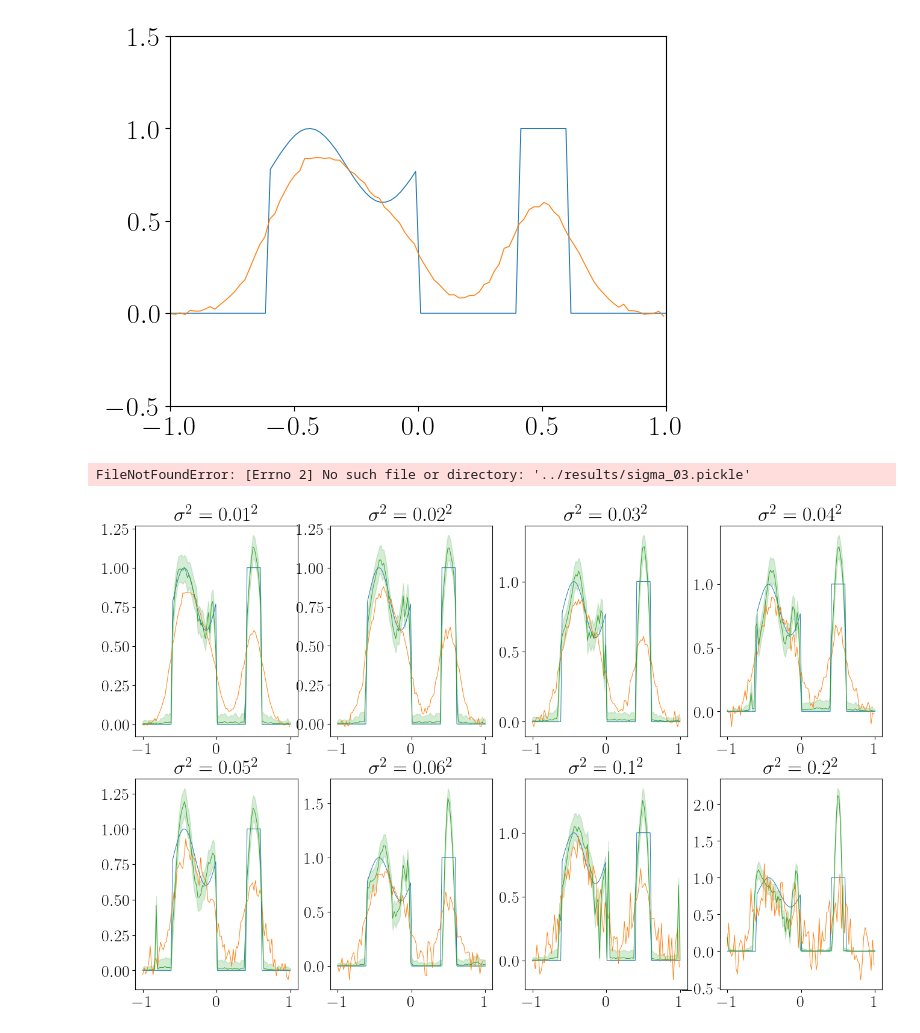
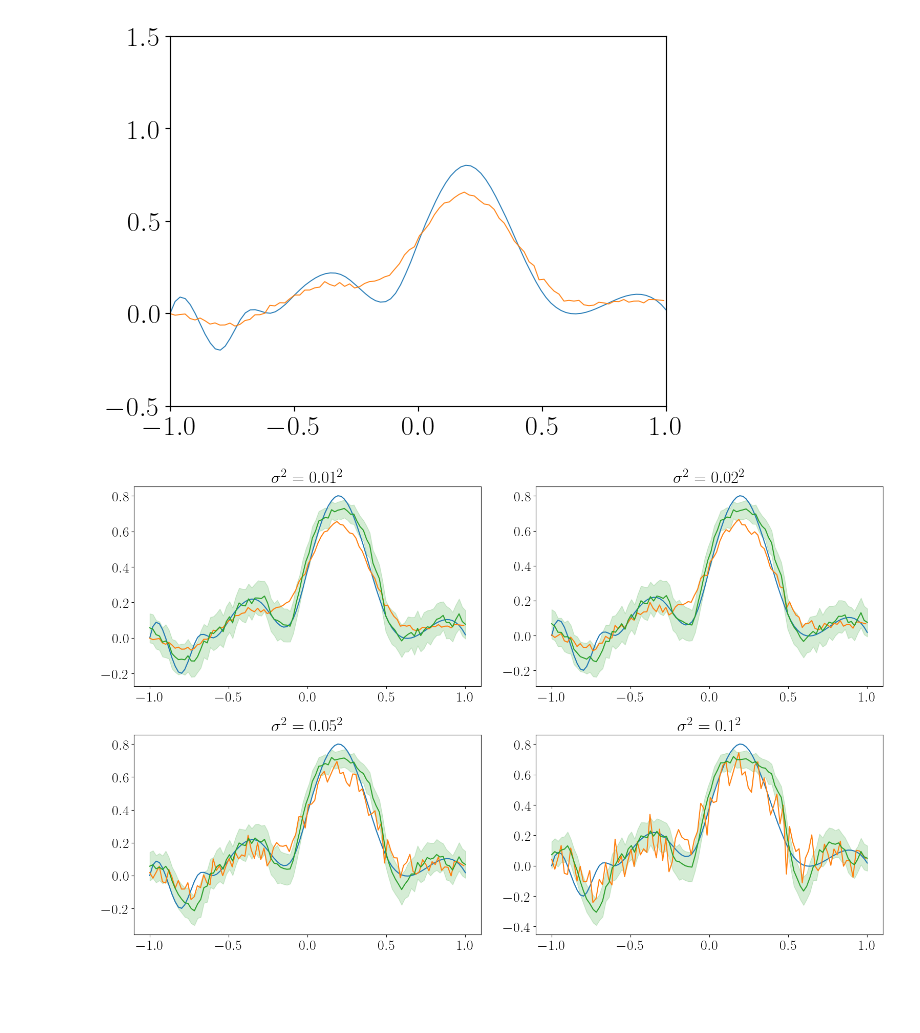
Before and after one commit to akseliekseli/Bayesian-Neural-Networks-with-Stochastic-Variational-Inference-in-Inverse-Problems, a Jupyter notebook: codes/create_images_from_results.ipynb, the cells around one changed output. Saved outputs shown, nothing was run; the diff lists cells and outputs as text; code cells hidden in the pictures; blank space fills up the shorter version.

Commit message:
images

```diff
--- a/codes/create_images_from_results.ipynb
+++ b/codes/create_images_from_results.ipynb
@@ -65,47 +91,52 @@ def plot_problem(config_name: str):
 # %%
-def plot_sigma_subplots(configs, type):
+def plot_sigma_subplots(configs, problem_type, experiment_type):
 
-    fig, axs = plt.subplots(2, 4, figsize=(16, 10))
+    fig, axs = plt.subplots(2, 2, figsize=(16, 10))
     ii, jj = 0, 0
-    with open(f'../results/initial.pickle', 'rb') as handle:
+    with open(f'../results/{problem_type}_initial.pickle', 'rb') as handle:
         data = pickle.load(handle)
 
     x_mean, lower_quantile, upper_quantile = calculate_mean_and_quantile(data['x_preds'])
 
-    axs[ii, jj].plot(data['t'], data['true'],linewidth=0.7)
-    axs[ii, jj].plot(data['x'], data['y_data'],linewidth=0.7)
+    axs[ii, jj].plot(data['t'], data['true'])
+    axs[ii, jj].plot(data['x'], data['y_data'])
 
-    line, = axs[ii, jj].plot(data['t'], x_mean, label='inverse solution',linewidth=0.7)
+    line, = axs[ii, jj].plot(data['t'], x_mean, label='inverse solution')
     axs[ii, jj].fill_between(data['t'], lower_quantile, upper_quantile, color=line.get_color(), alpha=0.2, label='90% quantile range')
 
-    axs[ii, jj].set_title(f'$\sigma^2= {configs["misc"]["initial"]["sigma_noise"]}^2$')
+    axs[ii, jj].set_title(f'$\sigma^2= {configs["initial"]["initial"][problem_type]["sigma_noise"]}^2$')
     jj = jj +1
 
 
-    for idx, conf in enumerate(configs[type]):
-        with open(f'../results/{conf}.pickle', 'rb') as handle:
+    for idx, conf in enumerate(configs[problem_type][experiment_type]):
+        with open(f'../results/{problem_type}_{conf}.pickle', 'rb') as handle:
             data = pickle.load(handle)
 
         x_mean, lower_quantile, upper_quantile = calculate_mean_and_quantile(data['x_preds'])
 
-        axs[ii, jj].plot(data['t'], data['true'],linewidth=0.7)
-        axs[ii, jj].plot(data['x'], data['y_data'],linewidth=0.7)
+        axs[ii, jj].plot(data['t'], data['true'])
+        axs[ii, jj].plot(data['x'], data['y_data'])
 
-        line, = axs[ii, jj].plot(data['t'], x_mean, label='inverse solution',linewidth=0.7)
+        line, = axs[ii, jj].plot(data['t'], x_mean, label='inverse solution')
         axs[ii, jj].fill_between(data['t'], lower_quantile, upper_quantile, color=line.get_color(), alpha=0.2, label='90% quantile range')
 
-        axs[ii, jj].set_title(f'$\sigma^2= {configs[type][conf]["sigma_noise"]}^2$')
+        axs[ii, jj].set_title(f'$\sigma^2= {configs[problem_type][experiment_type][conf]["sigma_noise"]}^2$')
+
+        if problem_type == 'continuous':
+            axs[ii, jj].axis([domain[0], domain[1], -0.5, 1.0])
+        else:
+            axs[ii, jj].axis([domain[0], domain[1], -1.0, 1.0])
+
         jj = jj +1
-        if jj >3:
+        if jj >1:
             ii = ii +1
             jj = 0
     plt.tight_layout()
 # %%
-plot_problem('initial')
+plot_problem('continuous', 'initial')
 # %% [output]
-[figure, old version]
+[figure, new version]
 # %%
-plot_sigma_subplots(configs, 'sigma')
+plot_sigma_subplots(configs, 'continuous','sigma')
 # %% [output]
-FileNotFoundError: [Errno 2] No such file or directory: '../results/sigma_03.pickle'
-[figure, old version]
+[figure, new version]
```
Also changed, not shown: parts of 7 cells of this notebook, 3 other files.
